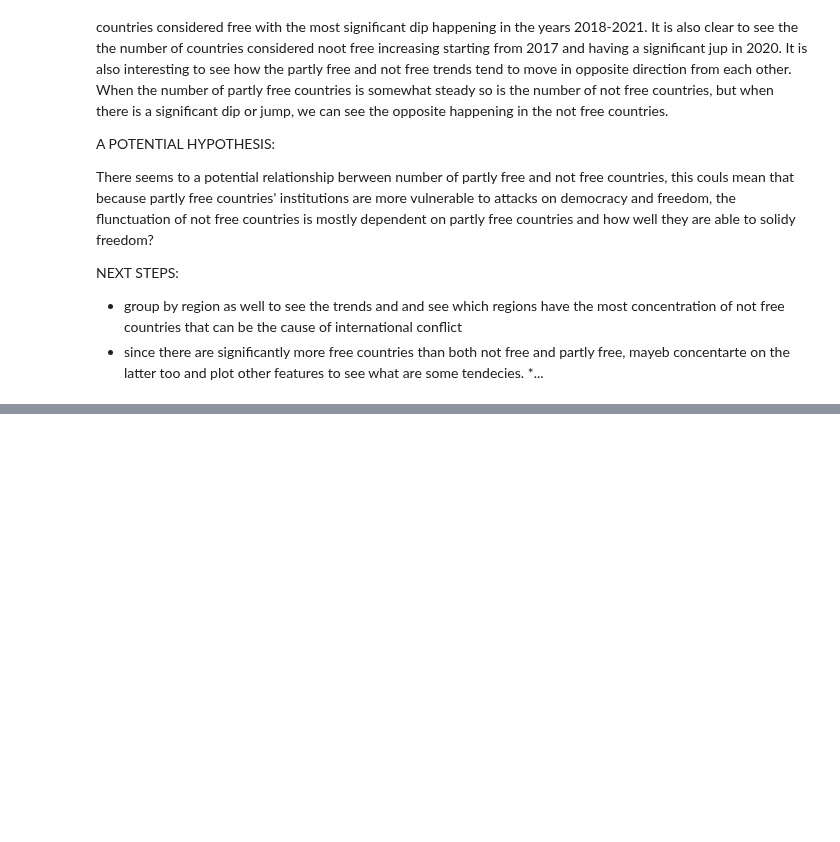
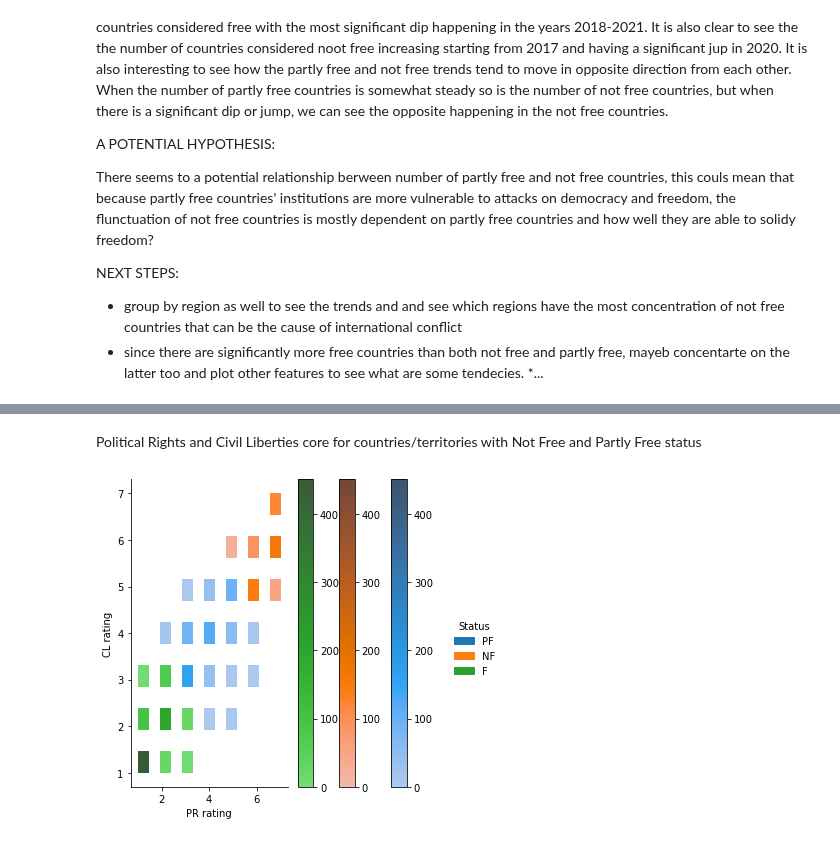
Before and after one commit to uic-cs418/cs418-spring22-eda-llc, a Jupyter notebook: allDataEDA.ipynb, the cells around one changed output, grey strips where cells are left out. Cells and saved outputs as stored; diff of their text form; code cells hidden in the pictures; blank space fills up the shorter version.

```diff
--- a/allDataEDA.ipynb
+++ b/allDataEDA.ipynb
@@ -88,0 +168,12 @@ NEXT STEPS:
+# %% [markdown]
+Political Rights and Civil Liberties core for countries/territories with Not Free and Partly Free status
+# %%
+ratings = df
+# del ratings['C/T']
+# del ratings['Total']
+rt = ratings[['Country/Territory', 'Region', 'Edition', 'Status', 'PR rating', 'CL rating']]
+rt
+# density distribution of ratings according to status, maybe region,
+ax = sns.displot(rt, x="PR rating", y="CL rating", hue="Status", cbar=True)
+# %% [output]
+[figure, added]
```
Also changed, not shown: parts of 27 cells of this notebook.
